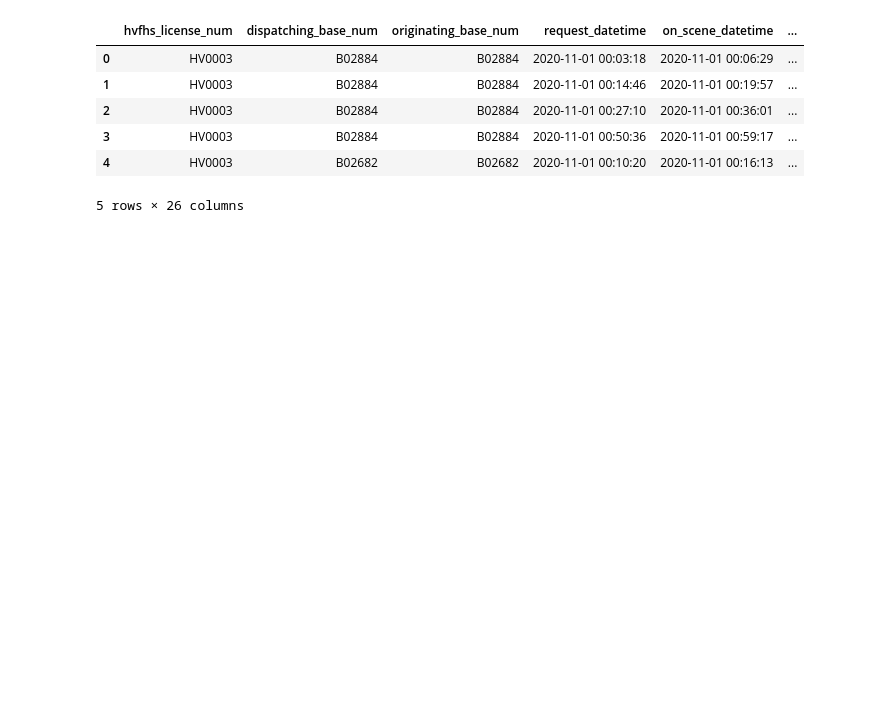
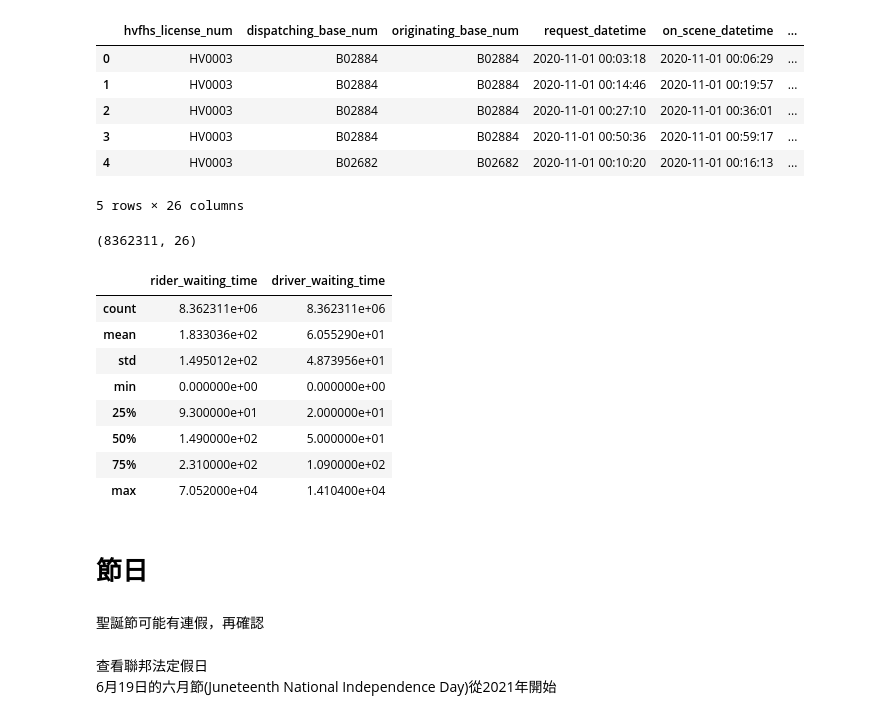
Before and after one commit to TicyYang/nyc-multimodal-ride-hailing-data-retrieval-platform, a Jupyter notebook: data_preprocessing_hvfhv_202011.ipynb, the cells around one changed output. Saved outputs shown, nothing was run; the diff lists cells and outputs as text; code cells hidden in the pictures; blank space fills up the shorter version.

```diff
--- a/data_preprocessing_hvfhv_202011.ipynb
+++ b/data_preprocessing_hvfhv_202011.ipynb
@@ -45,3 +45,4 @@ memory usage: 2.1+ GB
 # %%
-fhvhv_202011[fhvhv_202011.shared_match_flag == 'N'].base_passenger_fare.describe()
+fhvhv_202011 = fhvhv_202011[fhvhv_202011.shared_match_flag == 'N']
+fhvhv_202011.shape
 # %% [output]
@@ -70,0 +55,2 @@ Name: base_passenger_fare, dtype: float64
+# %%
+cal_wating_time = fhvhv_202011[fhvhv_202011['on_scene_datetime'].notnull()]
@@ -70,0 +63,4 @@ Name: base_passenger_fare, dtype: float64
+# %%
+cal_wating_time = cal_wating_time[cal_wating_time['on_scene_datetime'] >= cal_wating_time['request_datetime']]
+
+cal_wating_time = cal_wating_time[cal_wating_time['pickup_datetime'] >= cal_wating_time['on_scene_datetime']]
@@ -85,3 +84,26 @@ fhvhv_202011.head()
 | 3 | HV0003 | B02884 | B02884 | 2020-11-01 00:50:36 | 2020-11-01 00:59:17 | ... |
 | 4 | HV0003 | B02682 | B02682 | 2020-11-01 00:10:20 | 2020-11-01 00:16:13 | ... |
 5 rows × 26 columns
+# %%
+cal_wating_time.shape
+# %% [output]
+(8362311, 26)
+# %%
+cal_wating_time[['rider_waiting_time', 'driver_waiting_time']].describe()
+# %% [output]
+|  | rider_waiting_time | driver_waiting_time |
+| count | 8.362311e+06 | 8.362311e+06 |
+| mean | 1.833036e+02 | 6.055290e+01 |
+| std | 1.495012e+02 | 4.873956e+01 |
+| min | 0.000000e+00 | 0.000000e+00 |
+| 25% | 9.300000e+01 | 2.000000e+01 |
+| 50% | 1.490000e+02 | 5.000000e+01 |
+| 75% | 2.310000e+02 | 1.090000e+02 |
+| max | 7.052000e+04 | 1.410400e+04 |
+# %% [markdown]
+# 節日
+# %% [markdown]
+聖誕節可能有連假，再確認
+# %% [markdown]
+查看聯邦法定假日
+6月19日的六月節(Juneteenth National Independence Day)從2021年開始
```
Also changed, not shown: parts of 20 cells of this notebook.
